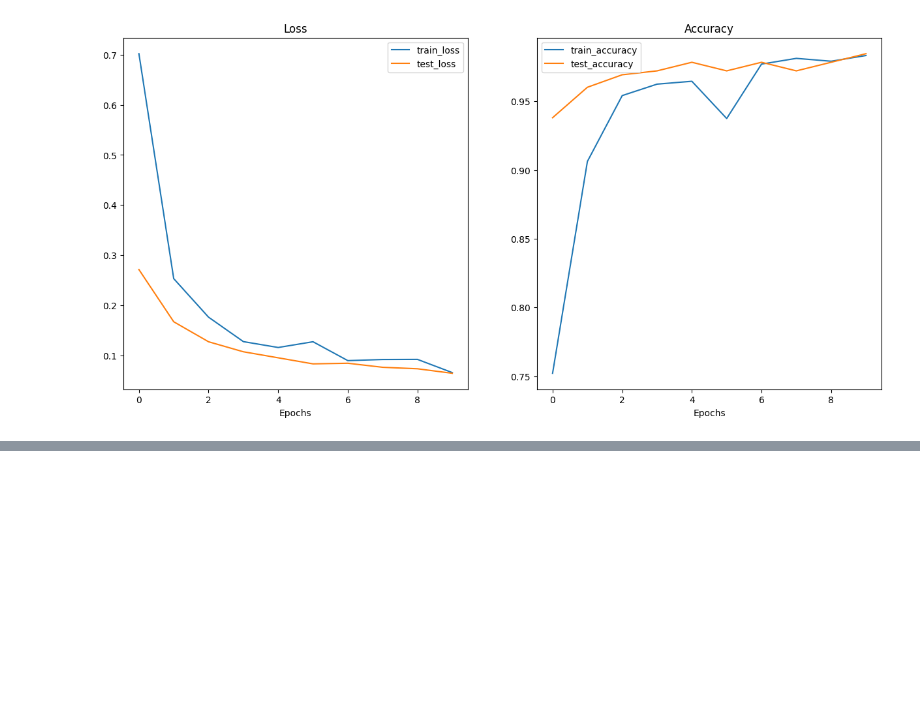
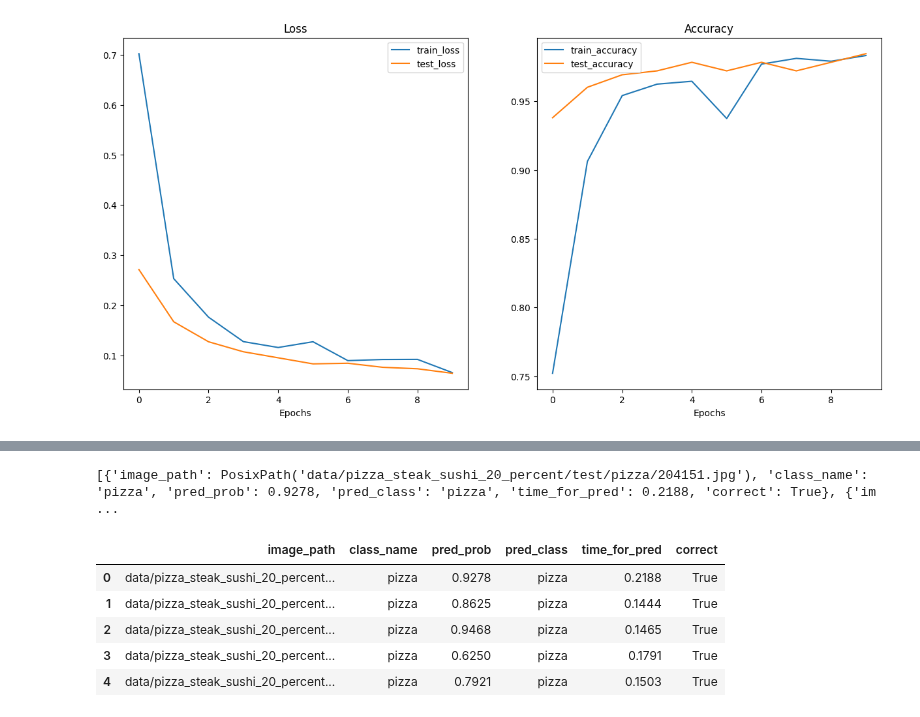
Before and after one commit to ugursirvermez/PyTorch_Education, a Jupyter notebook: 11_pytorch_model_deployment.ipynb, the cells around one changed output, grey strips where cells are left out. Saved outputs shown, nothing was run; the diff lists cells and outputs as text; code cells hidden in the pictures; blank space fills up the shorter version.

```diff
--- a/11_pytorch_model_deployment.ipynb
+++ b/11_pytorch_model_deployment.ipynb
@@ -365,0 +445,23 @@ Eğitilmiş ViT Modeli Boyutu: 327 MB
+# %%
+# EffNetB2 Tahminlerini Yazdır
+effnetb2_test_pred_dicts = pred_and_store(paths=test_data_paths,
+                                          model=effnetb2,
+                                          transform=effnetb2_transforms,
+                                          class_names=class_names,
+                                          device="cpu") #CPU
+# Çıktıdaki ilk iki veriyi yazdıralım:
+print(effnetb2_test_pred_dicts[:2])
+# %% [output]
+[{'image_path': PosixPath('data/pizza_steak_sushi_20_percent/test/pizza/204151.jpg'), 'class_name': 'pizza', 'pred_prob': 0.9278, 'pred_class': 'pizza', 'time_for_pred': 0.2188, 'correct': True}, {'im ...
+# %%
+# DataFrame ile sonuçları yazdırma
+import pandas as pd
+effnetb2_test_pred_df = pd.DataFrame(effnetb2_test_pred_dicts)
+effnetb2_test_pred_df.head()
+# %% [output]
+|  | image_path | class_name | pred_prob | pred_class | time_for_pred | correct |
+| 0 | data/pizza_steak_sushi_20_percent... | pizza | 0.9278 | pizza | 0.2188 | True |
+| 1 | data/pizza_steak_sushi_20_percent... | pizza | 0.8625 | pizza | 0.1444 | True |
+| 2 | data/pizza_steak_sushi_20_percent... | pizza | 0.9468 | pizza | 0.1465 | True |
+| 3 | data/pizza_steak_sushi_20_percent... | pizza | 0.6250 | pizza | 0.1791 | True |
+| 4 | data/pizza_steak_sushi_20_percent... | pizza | 0.7921 | pizza | 0.1503 | True |
```
Also changed, not shown: parts of 14 cells of this notebook.
